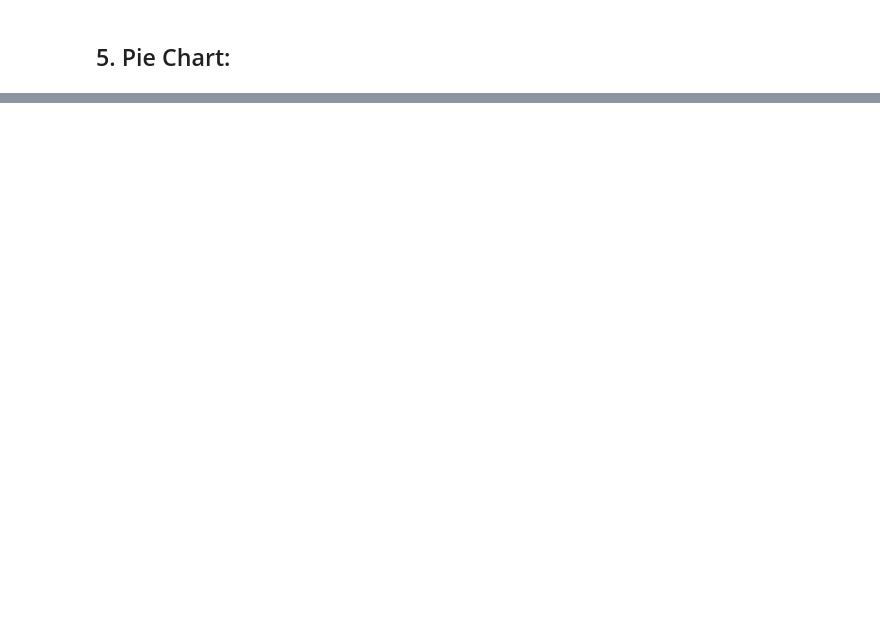
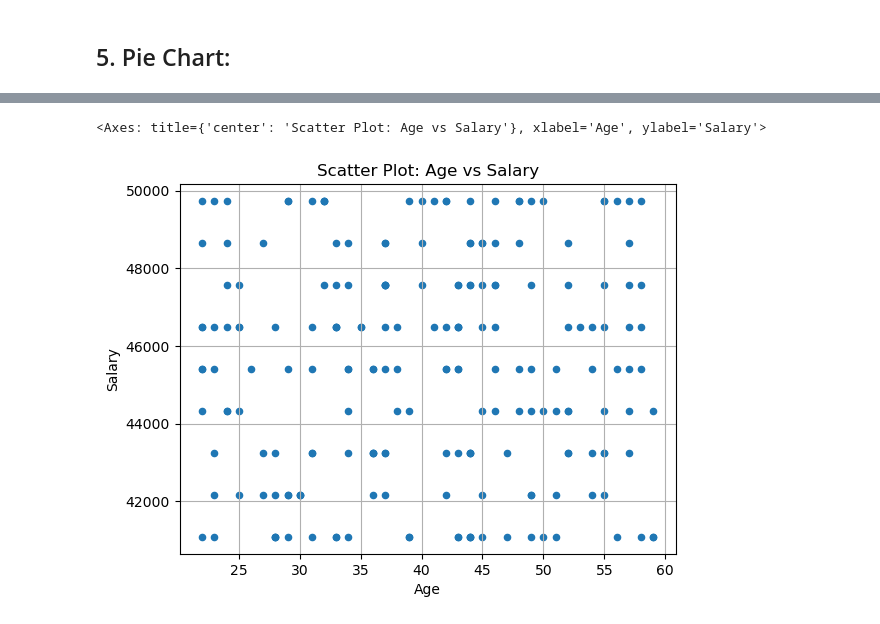
Before and after one commit to geoamins/Machine-Learning-IMS, a Jupyter notebook: Week 4/Pandas/Pandas for visualization .ipynb, the cells around one changed output, grey strips where cells are left out. Drawn from its saved outputs; the diff is of its cells as text; code cells hidden in the pictures; blank space fills up the shorter version.

```diff
--- a/Week 4/Pandas/Pandas for visualization .ipynb
+++ b/Week 4/Pandas/Pandas for visualization .ipynb
@@ -68,0 +74,17 @@ df.plot(y='Value', kind='pie', labels=df['Category'], autopct='%1.1f%%', title='
+# %%
+# Create a DataFrame for employees
+num_employees = 200
+departments = ['Engineering', 'Finance', 'HR', 'Marketing', 'Sales', 'IT']
+# %%
+years_with_company = np.random.randint(1, 10, size=num_employees)
+salary = 40000 + 2000 * years_with_company * np.random.randn()
+# %%
+employee_data = {
+    'EmployeeID': np.arange(1, num_employees + 1),
+    'FirstName': [fake.first_name() for _ in range(num_employees)],
+    'LastName': [fake.last_name() for _ in range(num_employees)],
+    'Age': np.random.randint(22, 60, size=num_employees),
+    'Department': [fake.random_element(departments) for _ in range(num_employees)],
+    'Salary': np.round(salary),
+    'YearsWithCompany': years_with_company
+}
@@ -68,0 +111,5 @@ df.plot(y='Value', kind='pie', labels=df['Category'], autopct='%1.1f%%', title='
+# %%
+df_employees = pd.DataFrame(employee_data)
+
+# Display the head of the DataFrame
+df_employees.head(10)
@@ -68,0 +128,7 @@ df.plot(y='Value', kind='pie', labels=df['Category'], autopct='%1.1f%%', title='
+# %%
+# Scatter Plot: Age vs Salary
+
+df_employees.plot.scatter(x='Age', y='Salary', title='Scatter Plot: Age vs Salary', xlabel='Age', ylabel='Salary', grid=True)
+# %% [output]
+<Axes: title={'center': 'Scatter Plot: Age vs Salary'}, xlabel='Age', ylabel='Salary'>
+[figure, added]
```
Also changed, not shown: parts of 20 cells of this notebook.
